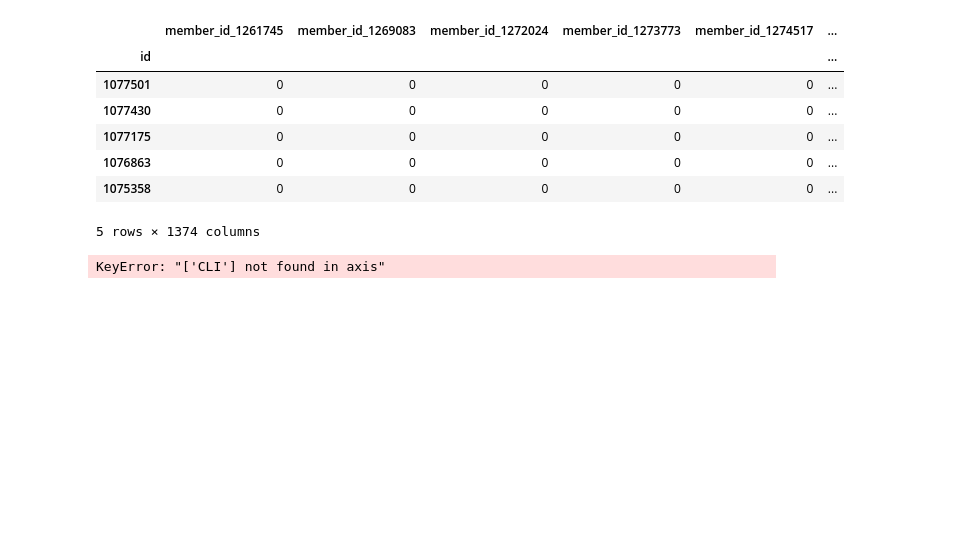
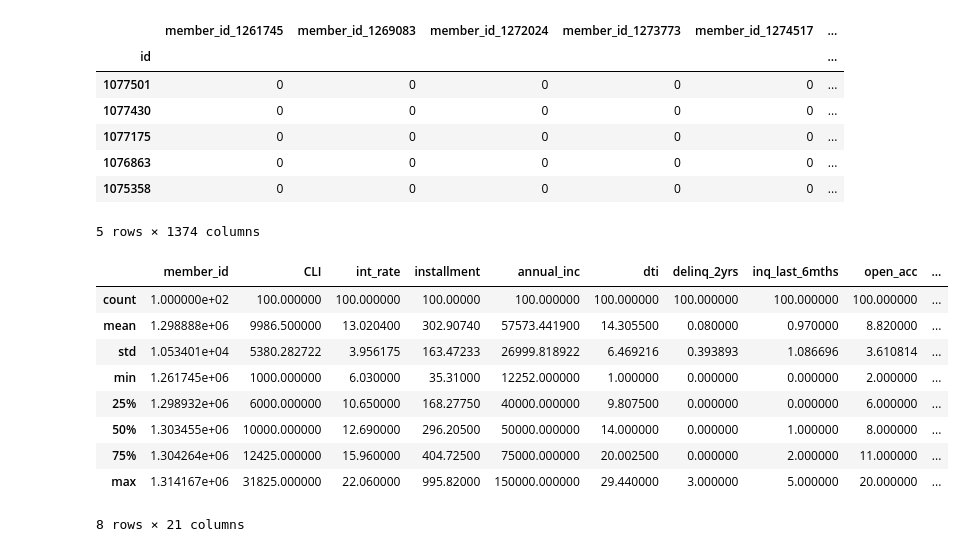
Before and after one commit to BehemothNano/Columbia-ML-Project, a Jupyter notebook: notebook.ipynb, the cells around one changed output. Cells and saved outputs as stored; diff of their text form; code cells hidden in the pictures; blank space fills up the shorter version.

```diff
--- a/notebook.ipynb
+++ b/notebook.ipynb
@@ -74,17 +74,16 @@ train_df.head()
 | 1075358 | 0 | 0 | 0 | 0 | 0 | ... |
 5 rows × 1374 columns
 # %%
-all_features = train_df.drop("CLI",axis=1)
-Targeted_feature = train_df["CLI"]
-
-# total of 6891 records in dataset
-# Divide the data set into two- 70% for train and 30% for test
-
-#X_train,X_test,y_train,y_test = train_test_split(all_features,Targeted_feature,test_size=0.3)
-X_train,X_test,y_train,y_test = train_test_split(all_features,Targeted_feature,test_size=0.3,random_state=42)
-
-# Check the train test data set shape
-X_train.shape,X_test.shape,y_train.shape,y_test.shape
+df.describe()
 # %% [output]
+|  | member_id | CLI | int_rate | installment | annual_inc | dti | delinq_2yrs | inq_last_6mths | open_acc | ... |
+| count | 1.000000e+02 | 100.000000 | 100.000000 | 100.00000 | 100.000000 | 100.000000 | 100.000000 | 100.000000 | 100.000000 | ... |
+| mean | 1.298888e+06 | 9986.500000 | 13.020400 | 302.90740 | 57573.441900 | 14.305500 | 0.080000 | 0.970000 | 8.820000 | ... |
+| std | 1.053401e+04 | 5380.282722 | 3.956175 | 163.47233 | 26999.818922 | 6.469216 | 0.393893 | 1.086696 | 3.610814 | ... |
+| min | 1.261745e+06 | 1000.000000 | 6.030000 | 35.31000 | 12252.000000 | 1.000000 | 0.000000 | 0.000000 | 2.000000 | ... |
+| 25% | 1.298932e+06 | 6000.000000 | 10.650000 | 168.27750 | 40000.000000 | 9.807500 | 0.000000 | 0.000000 | 6.000000 | ... |
+| 50% | 1.303455e+06 | 10000.000000 | 12.690000 | 296.20500 | 50000.000000 | 14.000000 | 0.000000 | 1.000000 | 8.000000 | ... |
+| 75% | 1.304264e+06 | 12425.000000 | 15.960000 | 404.72500 | 75000.000000 | 20.002500 | 0.000000 | 2.000000 | 11.000000 | ... |
+| max | 1.314167e+06 | 31825.000000 | 22.060000 | 995.82000 | 150000.000000 | 29.440000 | 3.000000 | 5.000000 | 20.000000 | ... |
-KeyError: "['CLI'] not found in axis"
+8 rows × 21 columns
 # %%
```
Also changed, not shown: parts of 9 cells of this notebook.
